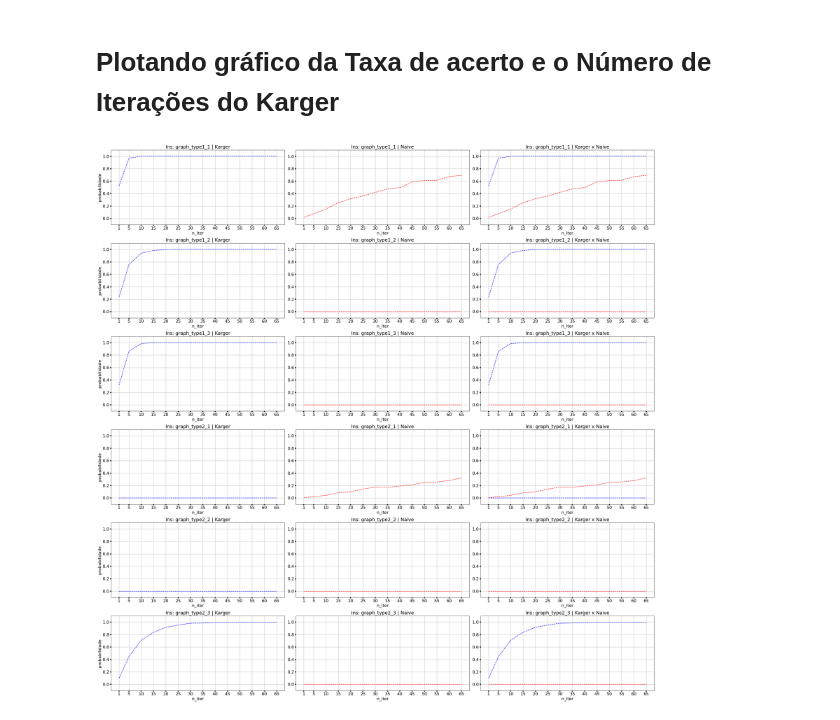
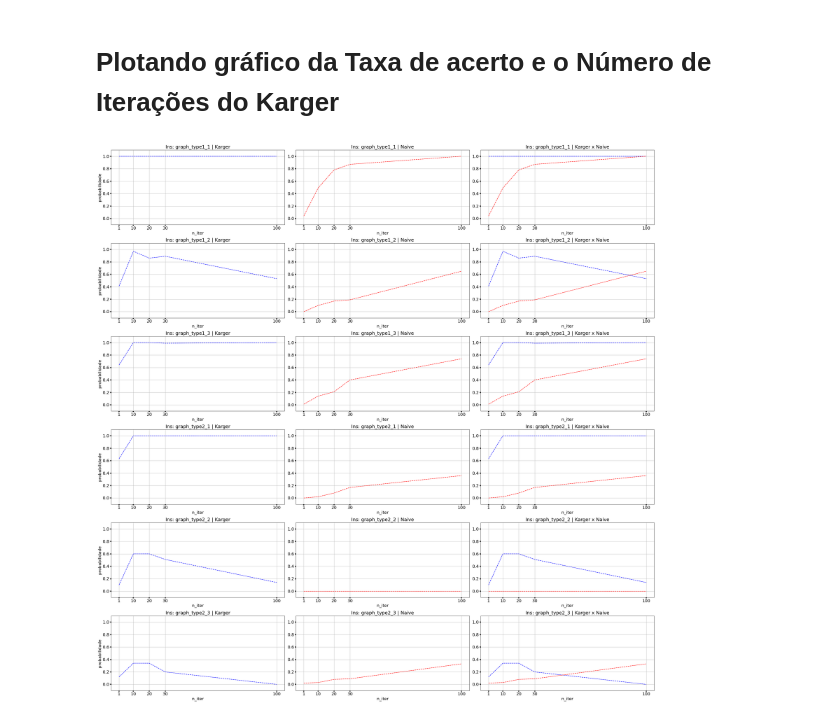
Before and after one commit to rafabarbozz/Teoria_dos_Grafos_Aplicada, a Jupyter notebook: Trabalho3/main.ipynb, the cells around one changed output. Drawn from its saved outputs; the diff is of its cells as text; code cells hidden in the pictures.

```diff
--- a/Trabalho3/main.ipynb
+++ b/Trabalho3/main.ipynb
@@ -8,8 +8,8 @@ sys.path.insert(0, '..')
 # %% [markdown]
 # Plotando gráfico da Taxa de acerto e o Número de Iterações do Karger
 # %%
-n_exec = 1000
-n_iter = [1, 5, 10, 15, 20, 25, 30, 35, 40, 45, 50, 55, 60, 65]
+n_exec = 100
+n_iter = [1, 10, 20, 30, 100]
 
 names_file = ["graph_type1", "graph_type2"]
 
@@ -62,31 +62,31 @@ for name_file in names_file:
         axs[l][0].tick_params(axis='both', which='major', labelsize=16, width=4)
         axs[l][0].set_xticks(n_iter)
         axs[l][0].set_yticks([0, 0.2, 0.4, 0.6, 0.8, 1])
         axs[l][0].grid(True)
 
         axs[l][1].plot(n_iter, probabilidades_naive, 'r--')
         axs[l][1].set_title(f'Ins: {name_file}_{i} | Naive', fontsize=18)
         axs[l][1].set_xlabel('n_iter' , fontsize=16)
         axs[l][1].set_ylim([-0.1, 1.1])
         axs[l][1].tick_params(axis='both', which='major', labelsize=16, width=4)
         axs[l][1].set_xticks(n_iter)
         axs[l][1].set_yticks([0, 0.2, 0.4, 0.6, 0.8, 1])
         axs[l][1].grid(True)
 
         axs[l][2].plot(n_iter, probabilidades_karger, 'b--')
         axs[l][2].plot(n_iter, probabilidades_naive, 'r--')
         axs[l][2].set_title(f'Ins: {name_file}_{i} | Karger x Naive', fontsize=18)
         axs[l][2].set_xlabel('n_iter' , fontsize=16)
         axs[l][2].set_ylim([-0.1, 1.1])
         axs[l][2].tick_params(axis='both', which='major', labelsize=16, width=4)
         axs[l][2].set_xticks(n_iter)
         axs[l][2].set_yticks([0, 0.2, 0.4, 0.6, 0.8, 1])
         axs[l][2].grid(True)
 
         l += 1
 
 fig.subplots_adjust(wspace=0.3, hspace=0.5)
 fig.tight_layout()
 plt.show()
 # %% [output]
-[figure, old version]
+[figure, new version]
```
Also changed, not shown: 3 other files.
